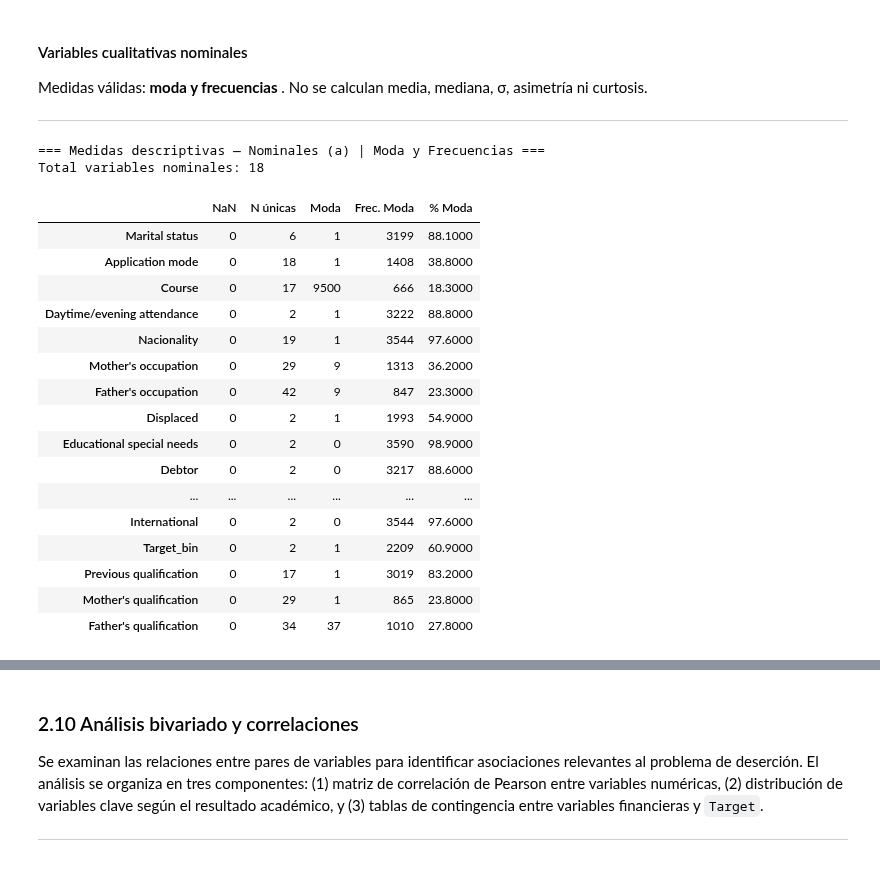
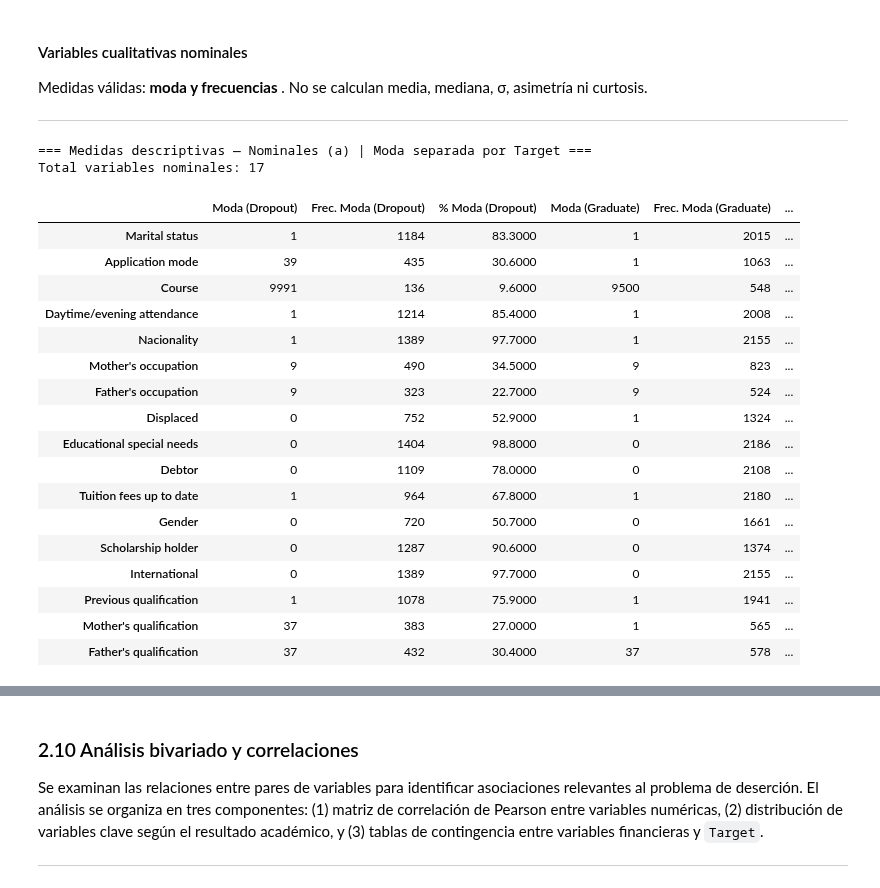
Before and after one commit to ffarina11/proyecto-grupo7-mcdi501, a Jupyter notebook: notebooks/S1_abandono_academico_grupo_7.ipynb, the cells around one changed output, grey strips where cells are left out. Saved outputs shown, nothing was run; the diff lists cells and outputs as text; code cells hidden in the pictures.

```diff
--- a/notebooks/S1_abandono_academico_grupo_7.ipynb
+++ b/notebooks/S1_abandono_academico_grupo_7.ipynb
@@ -1036,53 +1117,73 @@ Medidas válidas: **moda y frecuencias** . No se calculan media, mediana, σ, as
 # %%
 # ============================================================
 # MEDIDAS DESCRIPTIVAS — NOMINALES
 # Válidas: moda y frecuencias | NO: media, mediana, σ
 # Incluye las 3 variables de calificación reclasificadas a nominal
 # ============================================================
 
 vars_nominales = [
     'Marital status', 'Application mode', 'Course',
     'Daytime/evening attendance', 'Nacionality',
     "Mother's occupation", "Father's occupation",
     'Displaced', 'Educational special needs', 'Debtor',
     'Tuition fees up to date', 'Gender', 'Scholarship holder',
     'International', 'Target_bin',
     # Reclasificadas de ordinal a nominal (códigos administrativos no monótonos)
     'Previous qualification', "Mother's qualification", "Father's qualification",
 ]
+vars_nominales_sep = [c for c in vars_nominales if c != 'Target_bin']
 
+resultados = {}
+for target in ['Dropout', 'Graduate']:
+    df_t = df_binario.loc[df_binario['Target'] == target, vars_nominales_sep]
+    n_t = len(df_t)
+
+    moda = df_t.apply(lambda x: x.value_counts().idxmax())
+    frec_moda = df_t.apply(lambda x: x.value_counts().max())
+    pct_moda = (frec_moda / n_t * 100).round(1)
+
+    resultados[f'Moda ({target})']       = moda
+    resultados[f'Frec. Moda ({target})'] = frec_moda
+    resultados[f'% Moda ({target})']     = pct_moda
+
+sep_target = pd.DataFrame(resultados)
+
+# ── Resumen general (también excluye Target_bin) ──
 resumen_nominales = pd.DataFrame({
-    'NaN':        df_binario[vars_nominales].isnull().sum(),
-    'N únicas':   df_binario[vars_nominales].nunique(),
-    'Moda':       df_binario[vars_nominales].apply(lambda x: x.value_counts().idxmax()),
-    'Frec. Moda': df_binario[vars_nominales].apply(lambda x: x.value_counts().max()),
-    '% Moda':     (df_binario[vars_nominales].apply(lambda x: x.value_counts().max())
+    'NaN':        df_binario[vars_nominales_sep].isnull().sum(),
+    'N únicas':   df_binario[vars_nominales_sep].nunique(),
+    'Moda':       df_binario[vars_nominales_sep].apply(lambda x: x.value_counts().idxmax()),
+    'Frec. Moda': df_binario[vars_nominales_sep].apply(lambda x: x.value_counts().max()),
+    '% Moda':     (df_binario[vars_nominales_sep].apply(lambda x: x.value_counts().max())
                    / len(df_binario) * 100).round(1),
 })
 
-print("=== Medidas descriptivas — Nominales (a) | Moda y Frecuencias ===")
-print(f"Total variables nominales: {len(vars_nominales)}")
+resumen_nominales = pd.concat([sep_target, resumen_nominales], axis=1)
+
+print("=== Medidas descriptivas — Nominales (a) | Moda separada por Target ===")
+print(f"Total variables nominales: {len(vars_nominales_sep)}")
 resumen_nominales
 # %% [output]
-=== Medidas descriptivas — Nominales (a) | Moda y Frecuencias ===
-Total variables nominales: 18
+=== Medidas descriptivas — Nominales (a) | Moda separada por Target ===
+Total variables nominales: 17
-|  | NaN | N únicas | Moda | Frec. Moda | % Moda |
-| Marital status | 0 | 6 | 1 | 3199 | 88.1000 |
-| Application mode | 0 | 18 | 1 | 1408 | 38.8000 |
-| Course | 0 | 17 | 9500 | 666 | 18.3000 |
-| Daytime/evening attendance | 0 | 2 | 1 | 3222 | 88.8000 |
-| Nacionality | 0 | 19 | 1 | 3544 | 97.6000 |
-| Mother's occupation | 0 | 29 | 9 | 1313 | 36.2000 |
-| Father's occupation | 0 | 42 | 9 | 847 | 23.3000 |
-| Displaced | 0 | 2 | 1 | 1993 | 54.9000 |
-| Educational special needs | 0 | 2 | 0 | 3590 | 98.9000 |
-| Debtor | 0 | 2 | 0 | 3217 | 88.6000 |
-| ... | ... | ... | ... | ... | ... |
-| International | 0 | 2 | 0 | 3544 | 97.6000 |
-| Target_bin | 0 | 2 | 1 | 2209 | 60.9000 |
-| Previous qualification | 0 | 17 | 1 | 3019 | 83.2000 |
-| Mother's qualification | 0 | 29 | 1 | 865 | 23.8000 |
-| Father's qualification | 0 | 34 | 37 | 1010 | 27.8000 |
+|  | Moda (Dropout) | Frec. Moda (Dropout) | % Moda (Dropout) | Moda (Graduate) | Frec. Moda (Graduate) | ... |
+| Marital status | 1 | 1184 | 83.3000 | 1 | 2015 | ... |
+| Application mode | 39 | 435 | 30.6000 | 1 | 1063 | ... |
+| Course | 9991 | 136 | 9.6000 | 9500 | 548 | ... |
+| Daytime/evening attendance | 1 | 1214 | 85.4000 | 1 | 2008 | ... |
+| Nacionality | 1 | 1389 | 97.7000 | 1 | 2155 | ... |
+| Mother's occupation | 9 | 490 | 34.5000 | 9 | 823 | ... |
+| Father's occupation | 9 | 323 | 22.7000 | 9 | 524 | ... |
+| Displaced | 0 | 752 | 52.9000 | 1 | 1324 | ... |
+| Educational special needs | 0 | 1404 | 98.8000 | 0 | 2186 | ... |
+| Debtor | 0 | 1109 | 78.0000 | 0 | 2108 | ... |
+| Tuition fees up to date | 1 | 964 | 67.8000 | 1 | 2180 | ... |
+| Gender | 0 | 720 | 50.7000 | 0 | 1661 | ... |
+| Scholarship holder | 0 | 1287 | 90.6000 | 0 | 1374 | ... |
+| International | 0 | 1389 | 97.7000 | 0 | 2155 | ... |
+| Previous qualification | 1 | 1078 | 75.9000 | 1 | 1941 | ... |
+| Mother's qualification | 37 | 383 | 27.0000 | 1 | 565 | ... |
+| Father's qualification | 37 | 432 | 30.4000 | 37 | 578 | ... |
 # %%
 # ============================================================
 # VISUALIZACIÓN — NOMINALES
```
Also changed, not shown: parts of 12 cells of this notebook.
